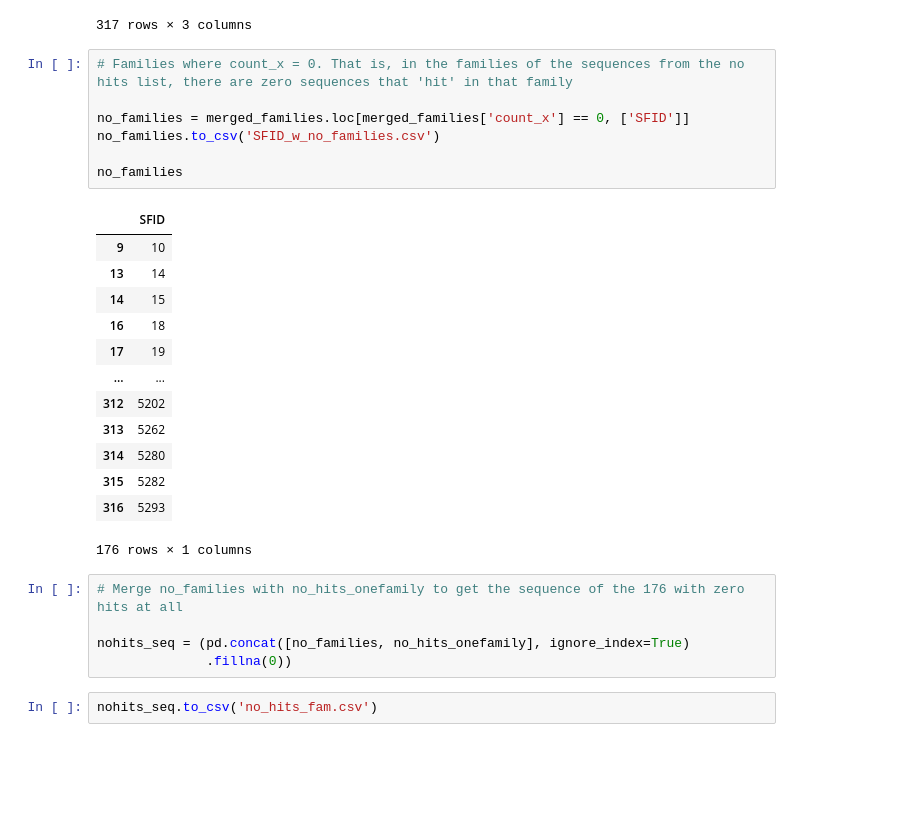
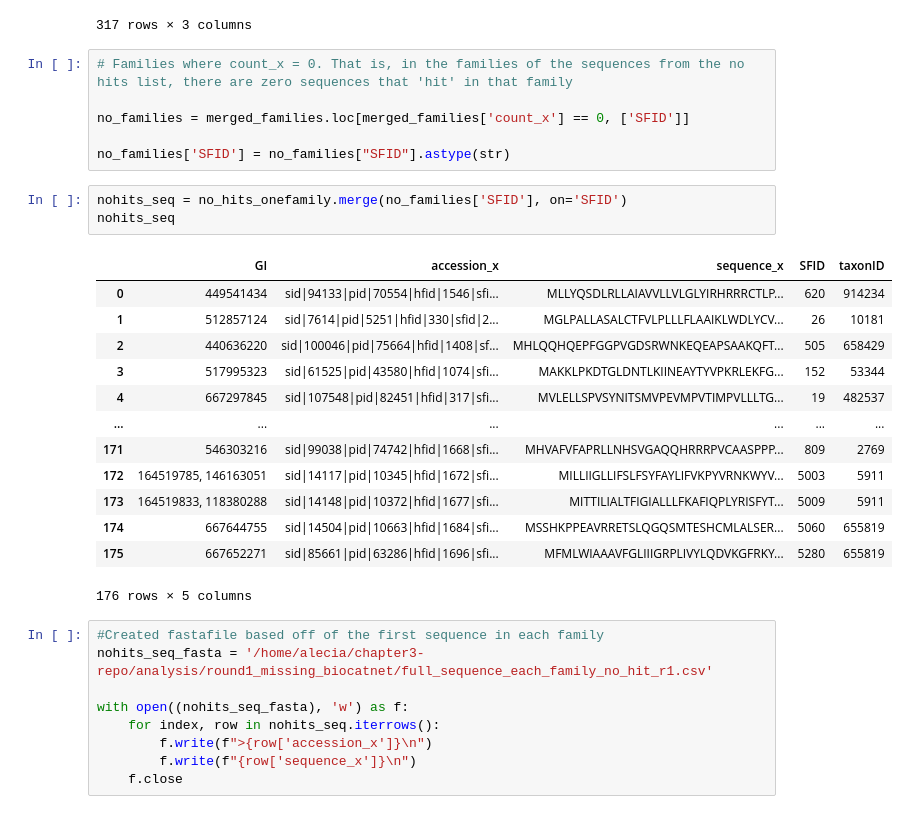
Before and after one commit to aleciagee/ihelix-residues-analysis, a Jupyter notebook: analysis/round1_missing_biocatnet/biocatnet_round1_remaining_sequences_for_new_hmm.ipynb, the cells around one changed output. Cells and saved outputs as stored; diff of their text form; blank space fills up the shorter version.

Commit message:
HMM round 1 analysis - step 5

```diff
--- a/analysis/round1_missing_biocatnet/biocatnet_round1_remaining_sequences_for_new_hmm.ipynb
+++ b/analysis/round1_missing_biocatnet/biocatnet_round1_remaining_sequences_for_new_hmm.ipynb
@@ -183,27 +173,31 @@ merged_families
 # Families where count_x = 0. That is, in the families of the sequences from the no hits list, there are zero sequences that 'hit' in that family
 
 no_families = merged_families.loc[merged_families['count_x'] == 0, ['SFID']]
-no_families.to_csv('SFID_w_no_families.csv')
 
-no_families
+no_families['SFID'] = no_families["SFID"].astype(str)
-# %% [output]
-|  | SFID |
-| 9 | 10 |
-| 13 | 14 |
-| 14 | 15 |
-| 16 | 18 |
-| 17 | 19 |
-| ... | ... |
-| 312 | 5202 |
-| 313 | 5262 |
-| 314 | 5280 |
-| 315 | 5282 |
-| 316 | 5293 |
-176 rows × 1 columns
-# %%
-# Merge no_families with no_hits_onefamily to get the sequence of the 176 with zero hits at all
-
-nohits_seq = (pd.concat([no_families, no_hits_onefamily], ignore_index=True)
-              .fillna(0))
-# %%
-nohits_seq.to_csv('no_hits_fam.csv')
+# %%
+nohits_seq = no_hits_onefamily.merge(no_families['SFID'], on='SFID')
+nohits_seq
+# %% [output]
+|  | GI | accession_x | sequence_x | SFID | taxonID |
+| 0 | 449541434 | sid|94133|pid|70554|hfid|1546|sfi... | MLLYQSDLRLLAIAVVLLVLGLYIRHRRRCTLP... | 620 | 914234 |
+| 1 | 512857124 | sid|7614|pid|5251|hfid|330|sfid|2... | MGLPALLASALCTFVLPLLLFLAAIKLWDLYCV... | 26 | 10181 |
+| 2 | 440636220 | sid|100046|pid|75664|hfid|1408|sf... | MHLQQHQEPFGGPVGDSRWNKEQEAPSAAKQFT... | 505 | 658429 |
+| 3 | 517995323 | sid|61525|pid|43580|hfid|1074|sfi... | MAKKLPKDTGLDNTLKIINEAYTYVPKRLEKFG... | 152 | 53344 |
+| 4 | 667297845 | sid|107548|pid|82451|hfid|317|sfi... | MVLELLSPVSYNITSMVPEVMPVTIMPVLLLTG... | 19 | 482537 |
+| ... | ... | ... | ... | ... | ... |
+| 171 | 546303216 | sid|99038|pid|74742|hfid|1668|sfi... | MHVAFVFAPRLLNHSVGAQQHRRRPVCAASPPP... | 809 | 2769 |
+| 172 | 164519785, 146163051 | sid|14117|pid|10345|hfid|1672|sfi... | MILLIIGLLIFSLFSYFAYLIFVKPYVRNKWYV... | 5003 | 5911 |
+| 173 | 164519833, 118380288 | sid|14148|pid|10372|hfid|1677|sfi... | MITTILIALTFIGIALLLFKAFIQPLYRISFYT... | 5009 | 5911 |
+| 174 | 667644755 | sid|14504|pid|10663|hfid|1684|sfi... | MSSHKPPEAVRRETSLQGQSMTESHCMLALSER... | 5060 | 655819 |
+| 175 | 667652271 | sid|85661|pid|63286|hfid|1696|sfi... | MFMLWIAAAVFGLIIIGRPLIVYLQDVKGFRKY... | 5280 | 655819 |
+176 rows × 5 columns
+# %%
+#Created fastafile based off of the first sequence in each family
+nohits_seq_fasta = '/home/alecia/chapter3-repo/analysis/round1_missing_biocatnet/full_sequence_each_family_no_hit_r1.csv'
+
+with open((nohits_seq_fasta), 'w') as f:
+    for index, row in nohits_seq.iterrows():
+        f.write(f">{row['accession_x']}\n")
+        f.write(f"{row['sequence_x']}\n")
+    f.close
```
Also changed, not shown: parts of 2 cells of this notebook, 6 other files.
